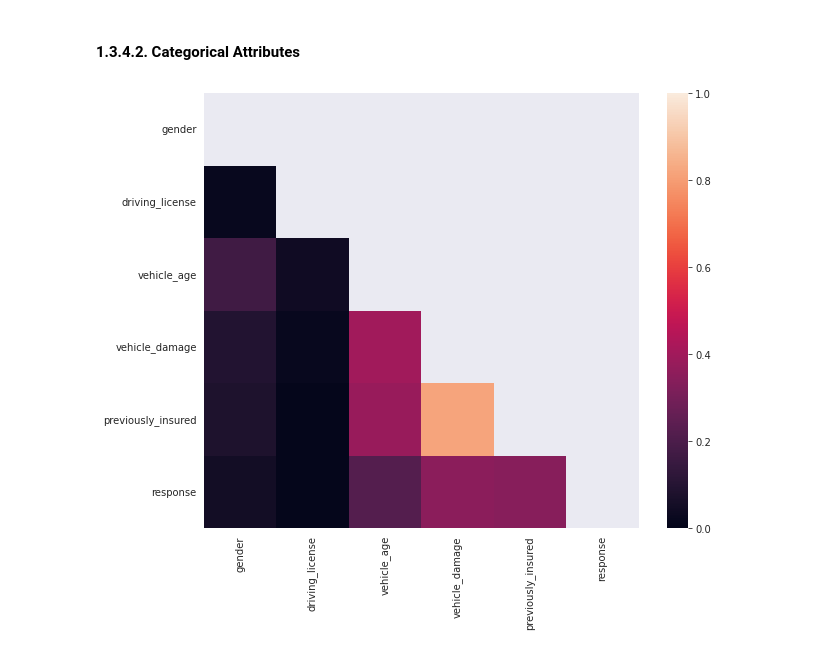
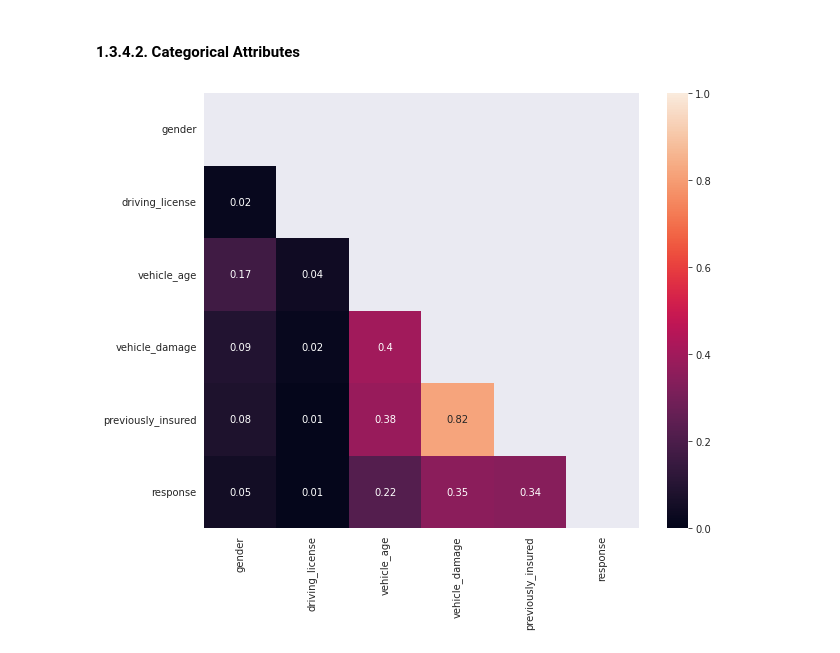
Before and after one commit to joaomj/health_insurance_cross_sell, a Jupyter notebook: health_insurance_cross-sell/notebooks/eda.ipynb, the cells around one changed output. Cells and saved outputs as stored; diff of their text form; code cells hidden in the pictures.

```diff
--- a/health_insurance_cross-sell/notebooks/eda.ipynb
+++ b/health_insurance_cross-sell/notebooks/eda.ipynb
@@ -545,32 +607,32 @@ plt.show()
 label = preprocessing.LabelEncoder()
 data_encoded = pd.DataFrame()
 
 for i in cat_att.columns:
   data_encoded[i]=label.fit_transform(cat_att[i])
 
 
 # 02 - Perform Cramer's V test into each category then convert the results to dataframe.
 cramers_results= []
 
 for var1 in data_encoded:
   col = []
   for var2 in data_encoded: # perform cramer's V test two categories at a time
     cramers =cramers_v(data_encoded[var1], data_encoded[var2]) # Cramer's V test
     col.append(round(cramers,2)) # Keeping of the rounded value of the Cramer's V
   cramers_results.append(col) # store test results
 
 df = pd.DataFrame(cramers_results, columns = data_encoded.columns, index =data_encoded.columns) # convert results (array) to dataframe
 
 
 # 03 - Plot a heatmap showing Cramer's V test results.
 # Preparing a mask to show an empty upper triangle on the heatmap
 mask = np.zeros_like(df) # return an array of zeros of same shape and type of df
 mask[np.triu_indices_from(mask)] = True # return indices of upper triangle of array and assign 'True' boolean value to this positions
 
 # Plotting heatmap
 plt.figure(figsize=(10,8))
 with sns.axes_style("dark"):
-  ax = sns.heatmap(df, mask=mask,vmin=0., vmax=1, square=True) # where mask = True data will not be shown.
+  ax = sns.heatmap(df, mask=mask,vmin=0., vmax=1, square=True, annot=True) # where mask = True data will not be shown.
 plt.show();
 # %% [output]
-[figure, old version]
+[figure, new version]
```
Also changed, not shown: parts of 12 cells of this notebook.
